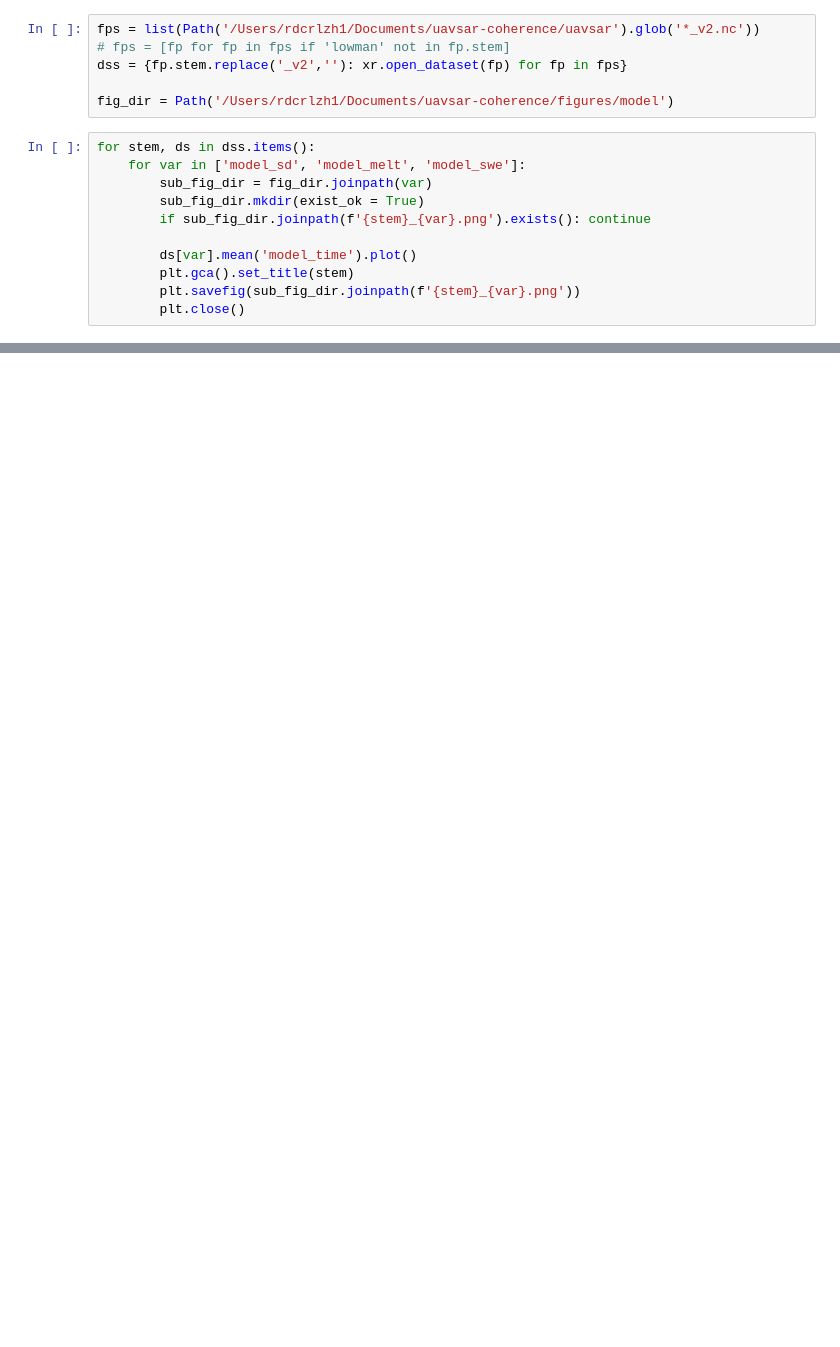
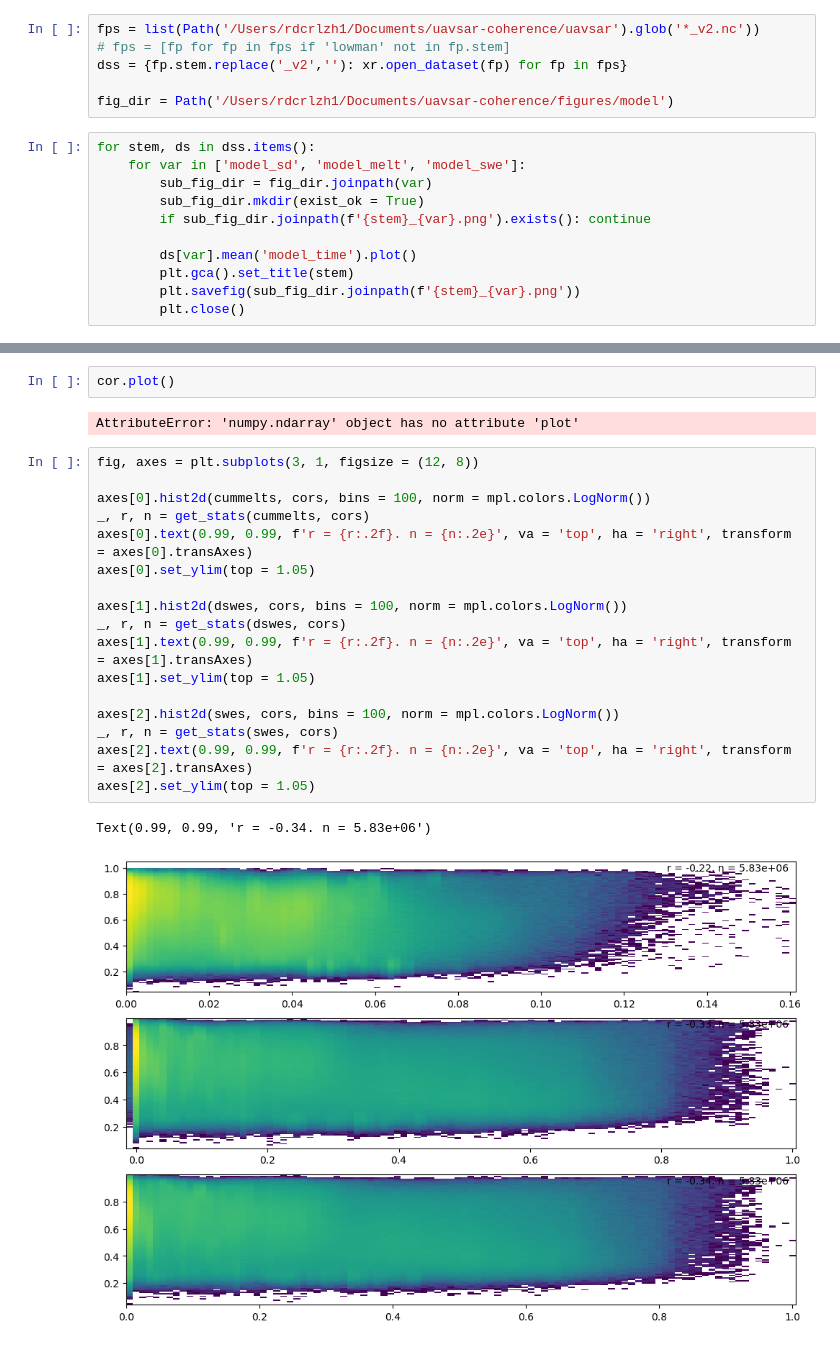
Before and after one commit to ZachHoppinen/uavsar-coherence, a Jupyter notebook: src/compare/model/check.ipynb, the cells around one changed output, grey strips where cells are left out. Drawn from its saved outputs; the diff is of its cells as text; blank space fills up the shorter version.

```diff
--- a/src/compare/model/check.ipynb
+++ b/src/compare/model/check.ipynb
@@ -62,0 +161,24 @@ Text(0.01, 0.99, 'r = 0.41. rmse = 0.82m\nn = 6.25e+05')
+# %%
+cor.plot()
+# %% [output]
+AttributeError: 'numpy.ndarray' object has no attribute 'plot'
+# %%
+fig, axes = plt.subplots(3, 1, figsize = (12, 8))
+
+axes[0].hist2d(cummelts, cors, bins = 100, norm = mpl.colors.LogNorm())
+_, r, n = get_stats(cummelts, cors)
+axes[0].text(0.99, 0.99, f'r = {r:.2f}. n = {n:.2e}', va = 'top', ha = 'right', transform = axes[0].transAxes)
+axes[0].set_ylim(top = 1.05)
+
+axes[1].hist2d(dswes, cors, bins = 100, norm = mpl.colors.LogNorm())
+_, r, n = get_stats(dswes, cors)
+axes[1].text(0.99, 0.99, f'r = {r:.2f}. n = {n:.2e}', va = 'top', ha = 'right', transform = axes[1].transAxes)
+axes[1].set_ylim(top = 1.05)
+
+axes[2].hist2d(swes, cors, bins = 100, norm = mpl.colors.LogNorm())
+_, r, n = get_stats(swes, cors)
+axes[2].text(0.99, 0.99, f'r = {r:.2f}. n = {n:.2e}', va = 'top', ha = 'right', transform = axes[2].transAxes)
+axes[2].set_ylim(top = 1.05)
+# %% [output]
+Text(0.99, 0.99, 'r = -0.34. n = 5.83e+06')
+[figure, added]
```
Also changed, not shown: parts of 10 cells of this notebook, 31 other files.
